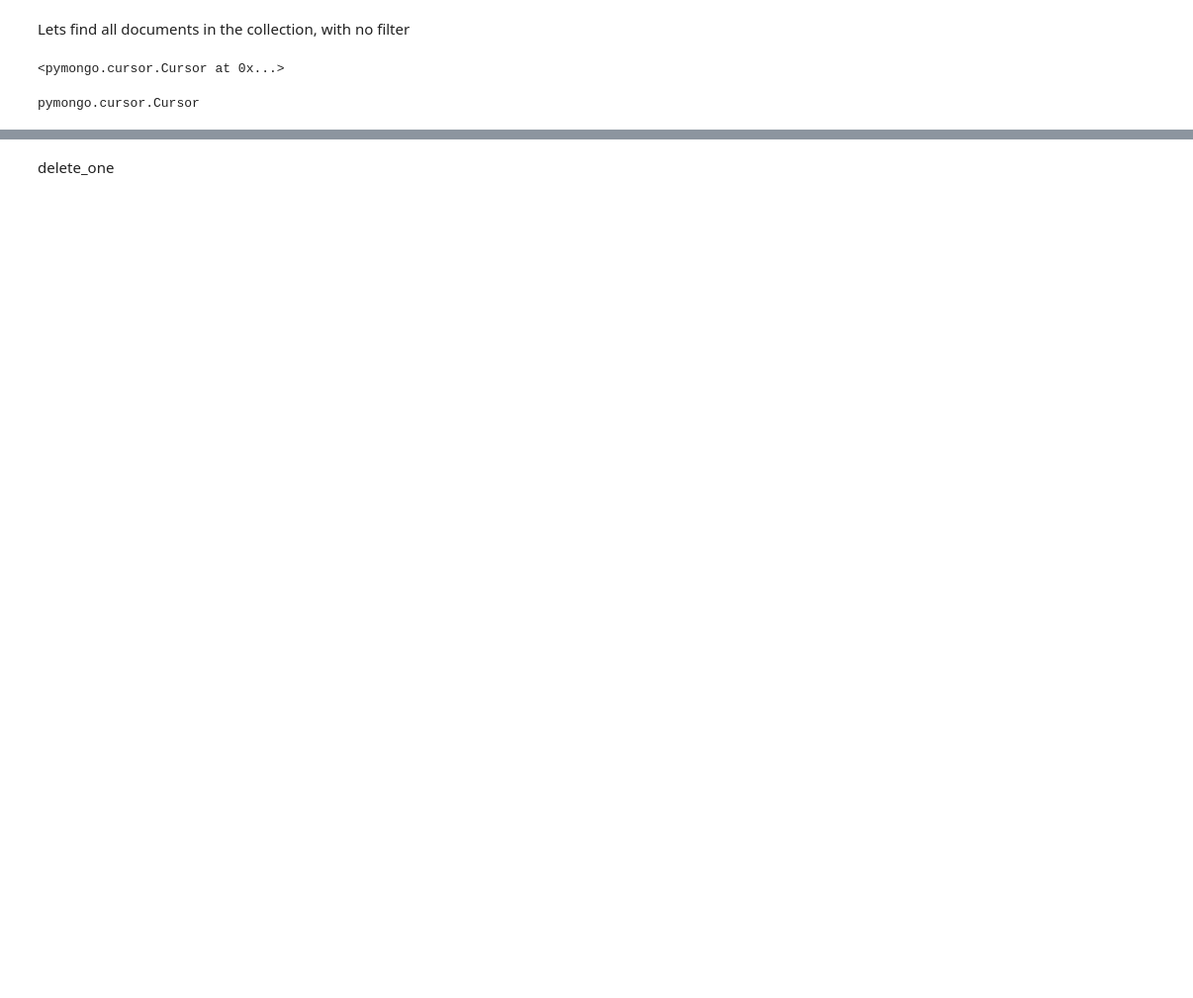
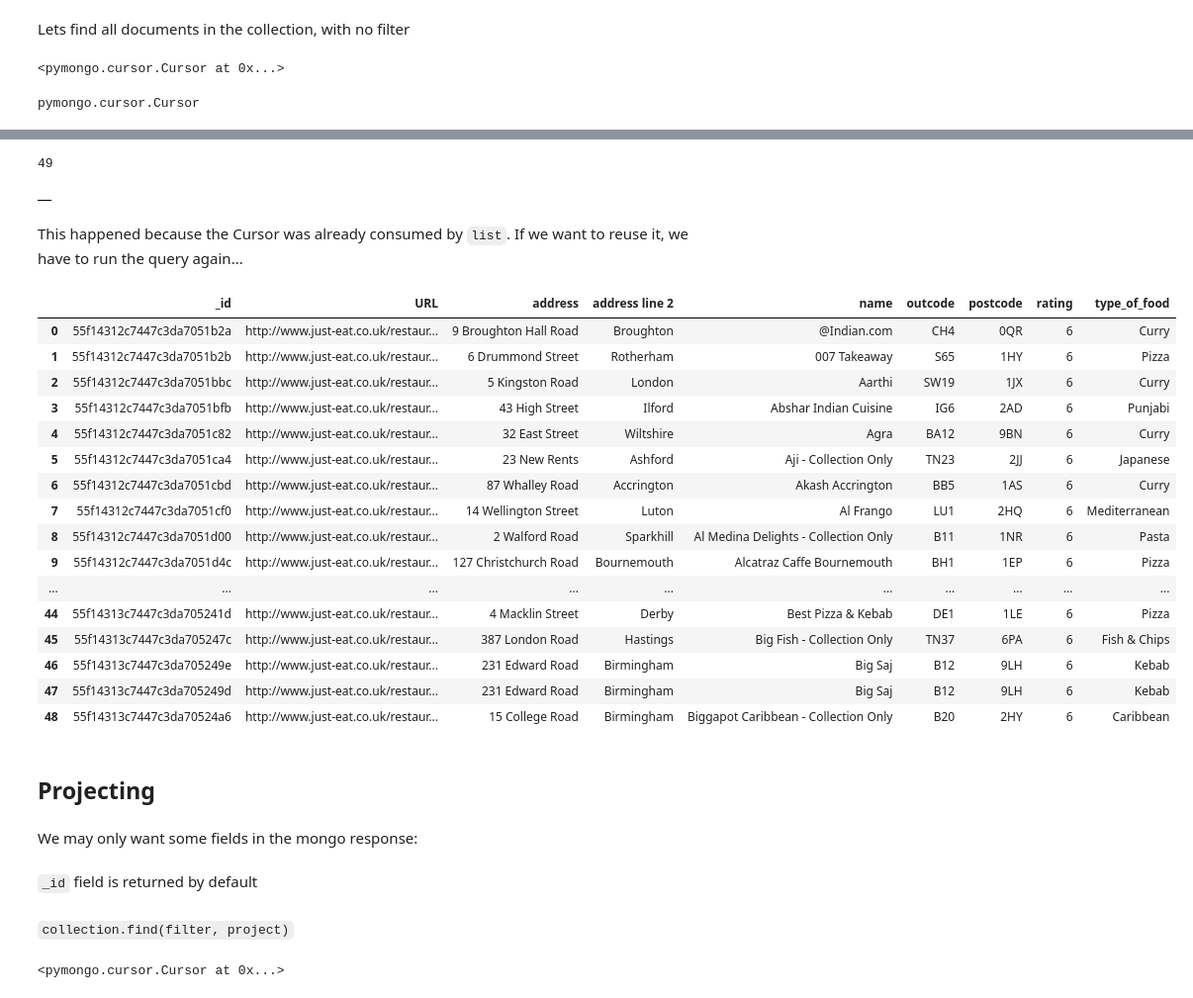
Before and after one commit to sheriffff/teaching-ironhack-data-madrid-2020, a Jupyter notebook: week_04/01-mongodb.ipynb, the cells around one changed output, grey strips where cells are left out. Shown at 99% size. Drawn from its saved outputs; the diff is of its cells as text; code cells hidden in the pictures; blank space fills up the shorter version.

Commit message:
mongo

```diff
--- a/week_04/01-mongodb.ipynb
+++ b/week_04/01-mongodb.ipynb
@@ -173,2 +132,0 @@ set unset
-# %% [markdown]
-delete_one
@@ -174,0 +137,4 @@ delete_one
+# %%
+len(top_rated)
+# %% [output]
+49
@@ -174,0 +143,41 @@ delete_one
+# %%
+pd.DataFrame(documents2)
+# %% [output]
+|  |
+# %% [markdown]
+This happened because the Cursor was already consumed by `list`. If we want to reuse it, we have to run the query again...
+# %%
+documents2 = collection.find({"rating": 6})
+# %%
+df = pd.DataFrame(documents2)
+df
+# %% [output]
+|  | _id | URL | address | address line 2 | name | outcode | postcode | rating | type_of_food |
+| 0 | 55f14312c7447c3da7051b2a | http://www.just-eat.co.uk/restaur... | 9 Broughton Hall Road | Broughton | @Indian.com | CH4 | 0QR | 6 | Curry |
+| 1 | 55f14312c7447c3da7051b2b | http://www.just-eat.co.uk/restaur... | 6 Drummond Street | Rotherham | 007 Takeaway | S65 | 1HY | 6 | Pizza |
+| 2 | 55f14312c7447c3da7051bbc | http://www.just-eat.co.uk/restaur... | 5 Kingston Road | London | Aarthi | SW19 | 1JX | 6 | Curry |
+| 3 | 55f14312c7447c3da7051bfb | http://www.just-eat.co.uk/restaur... | 43 High Street | Ilford | Abshar Indian Cuisine | IG6 | 2AD | 6 | Punjabi |
+| 4 | 55f14312c7447c3da7051c82 | http://www.just-eat.co.uk/restaur... | 32 East Street | Wiltshire | Agra | BA12 | 9BN | 6 | Curry |
+| 5 | 55f14312c7447c3da7051ca4 | http://www.just-eat.co.uk/restaur... | 23 New Rents | Ashford | Aji - Collection Only | TN23 | 2JJ | 6 | Japanese |
+| 6 | 55f14312c7447c3da7051cbd | http://www.just-eat.co.uk/restaur... | 87 Whalley Road | Accrington | Akash Accrington | BB5 | 1AS | 6 | Curry |
+| 7 | 55f14312c7447c3da7051cf0 | http://www.just-eat.co.uk/restaur... | 14 Wellington Street | Luton | Al Frango | LU1 | 2HQ | 6 | Mediterranean |
+| 8 | 55f14312c7447c3da7051d00 | http://www.just-eat.co.uk/restaur... | 2 Walford Road | Sparkhill | Al Medina Delights - Collection Only | B11 | 1NR | 6 | Pasta |
+| 9 | 55f14312c7447c3da7051d4c | http://www.just-eat.co.uk/restaur... | 127 Christchurch Road | Bournemouth | Alcatraz Caffe Bournemouth | BH1 | 1EP | 6 | Pizza |
+| ... | ... | ... | ... | ... | ... | ... | ... | ... | ... |
+| 44 | 55f14313c7447c3da705241d | http://www.just-eat.co.uk/restaur... | 4 Macklin Street | Derby | Best Pizza & Kebab | DE1 | 1LE | 6 | Pizza |
+| 45 | 55f14313c7447c3da705247c | http://www.just-eat.co.uk/restaur... | 387 London Road | Hastings | Big Fish - Collection Only | TN37 | 6PA | 6 | Fish & Chips |
+| 46 | 55f14313c7447c3da705249e | http://www.just-eat.co.uk/restaur... | 231 Edward Road | Birmingham | Big Saj | B12 | 9LH | 6 | Kebab |
+| 47 | 55f14313c7447c3da705249d | http://www.just-eat.co.uk/restaur... | 231 Edward Road | Birmingham | Big Saj | B12 | 9LH | 6 | Kebab |
+| 48 | 55f14313c7447c3da70524a6 | http://www.just-eat.co.uk/restaur... | 15 College Road | Birmingham | Biggapot Caribbean - Collection Only | B20 | 2HY | 6 | Caribbean |
+# %% [markdown]
+## Projecting
+# %% [markdown]
+We may only want some fields in the mongo response:
+# %% [markdown]
+`_id` field is returned by default
+# %% [markdown]
+`collection.find(filter, project)`
+# %%
+collection.find({"rating": 2}, {"rating": 1, "name": 1})
+# %% [output]
+<pymongo.cursor.Cursor at 0x...>
```
Also changed, not shown: parts of 117 cells of this notebook, 2 other files.
